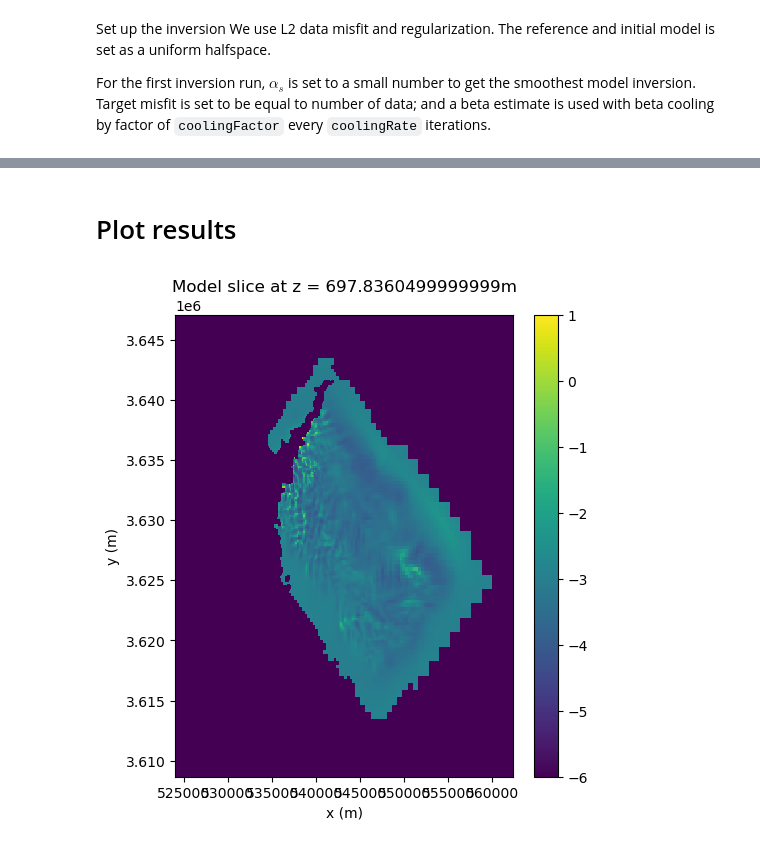
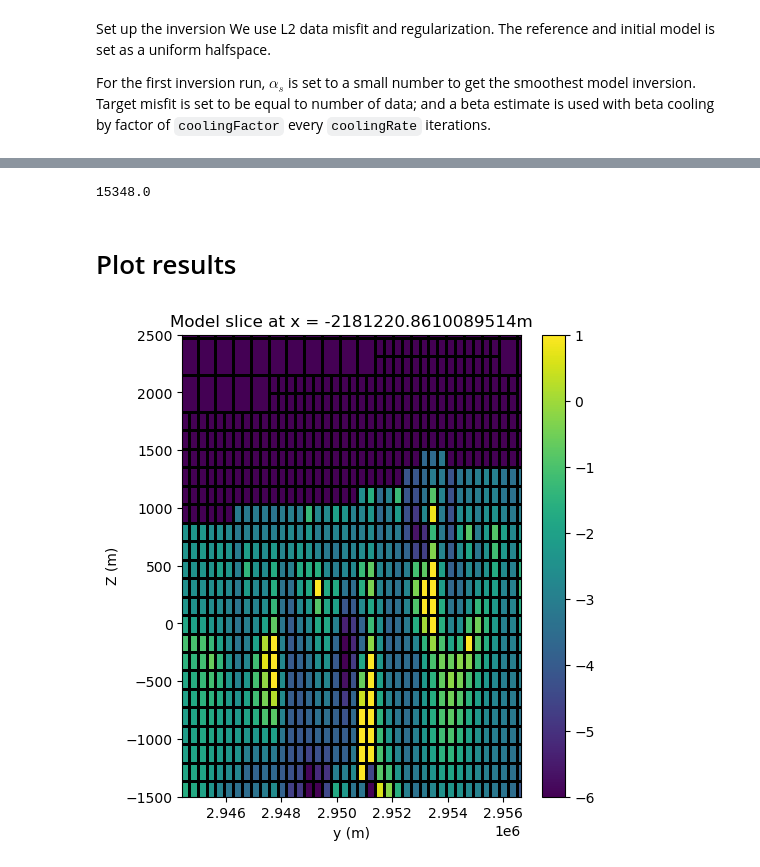
Before and after one commit to pokarparth/ztem_simpeg, a Jupyter notebook: notebooks/ztem_true_deci.ipynb, the cells around one changed output, grey strips where cells are left out. Saved outputs shown, nothing was run; the diff lists cells and outputs as text; code cells hidden in the pictures.

Commit message:
updated field example notebook.

```diff
--- a/notebooks/ztem_true_deci.ipynb
+++ b/notebooks/ztem_true_deci.ipynb
@@ -30,7 +32,7 @@ The data array can then be used to create SimPEG `survey` and `data` objects.
 Note that the data here is decimated due to computational constraints.
 # %%
 # Load the topo
-dir = "../data/field/"
+dir = "git/ztem_simpeg/data/field/"
 topo = np.loadtxt(dir + "topo.xyz")
 # %%
 # Import data as a list and rearrange the data based on frequencies
@@ -64,0 +58,19 @@ Decimating by 0.11% or every 10th data point
+# %%
+# Define rotation matrix and rotate the data
+theta_1 = np.radians(45)  # Convert angle to radians
+theta_2 = np.radians(45)  # Convert angle to radians
+rotation_matrix_data = np.array([[np.cos(theta_1), - np.sin(theta_1)], [ np.sin(theta_1), np.cos(theta_1)]])
+rotation_matrix_topo = np.array([[np.cos(theta_2), - np.sin(theta_2)], [ np.sin(theta_2), np.cos(theta_2)]])
+
+
+# Apply the rotation matrix to each point
+rotated_xy_data = np.dot(ztem_data[:,:2], rotation_matrix_data.T)
+rotated_xy_topo = np.dot(topo[:,:2], rotation_matrix_topo.T)
+
+# Update the x and y coordinates in the data
+ztem_data[:,0] = rotated_xy_data[:,0]
+ztem_data[:,1] = rotated_xy_data[:,1]
+
+#Update the x and y coordinates in the topo
+topo[:,0] = rotated_xy_topo[:,0]
+topo[:,1] = rotated_xy_topo[:,1]
@@ -165,7 +201,7 @@ mesh
 # Define model
 # %%
 # Define starting conductivity model on the mesh
-sig_back = 1e-3
+sig_back = 5e-3
 sig_air = 1e-6
 #Define active indices below topography
 active_inds = active_from_xyz(mesh, topo_deci, 'N')
@@ -418,41 +450,49 @@ Inversion took 57.14906412760417 minutes
+# %%
+targmis.target
+# %% [output]
+15348.0
 # %% [markdown]
 # Plot results
+# %%
+#Load inversion results
+load_inv = np.load("006-InversionModel-2024-04-10-22-50.npy")
 # %%
-# Plot recovered model
-plot_map = maps.ExpMap(mesh) * actMap
-mopt_rec = plot_map * mopt
+# Plot the model
+plot_map = maps.ExpMap(mesh)*actMap
+mopt_rec = plot_map*load_inv
 fig = plt.figure(figsize=(12, 6))
+#plot_map = maps.LogMap(mesh)*model
 # Select the axis
 xlim = [np.min(receiver_locations[:,0]), np.max(receiver_locations[:,0])]
 ylim = [np.min(receiver_locations[:,1]), np.max(receiver_locations[:,1])]
-zlim = [-500, np.max(receiver_locations[:,2])]
+zlim = [-1500, 2500]
 
-slice_axis = 'z'  # Change this to 'x', 'y', or 'z' as needed
+slice_axis = 'x'  # Change this to 'x', 'y', or 'z' as needed
 
 # Find index of the mesh where the selected axis is approximately equal to the target value
-plot_ind = np.where(getattr(mesh, f'nodes_{slice_axis}') == closest_value(mesh, z0-650, slice_axis))[0][0]
+plot_ind = np.where(getattr(mesh, f'nodes_{slice_axis}') == closest_value(mesh, x0, slice_axis))[0][0]
 
 ax1 = fig.add_subplot(121)
-out = mesh.plot_slice(np.log10(mopt_rec), normal=slice_axis.upper(), ax=ax1, ind=plot_ind, grid=False,
+out = mesh.plot_slice(np.log10(mopt_rec), normal=slice_axis.upper(), ax=ax1, ind=plot_ind, grid=True,
                        pcolor_opts={"vmin":np.log10(sig_air), "vmax":np.log10(10)})
 cb = plt.colorbar(out[0], orientation="vertical")
 
 ax1.set_title(f"Model slice at {slice_axis} = {getattr(mesh, f'nodes_{slice_axis}')[int(plot_ind)]}m")
 
 if slice_axis == 'y' or slice_axis == 'x':
     ax1.set_ylim(zlim)
     if slice_axis == 'y':
         ax1.set_xlim(xlim)
         ax1.set_xlabel('x (m)')
     else:
         ax1.set_xlim(ylim)
         ax1.set_xlabel('y (m)')
     ax1.set_ylabel('Z (m)')
 else:
-    #ax1.set_ylim(ylim)
-    #ax1.set_xlim(xlim)
+    ax1.set_ylim(ylim)
+    ax1.set_xlim(xlim)
     #plt.plot(receiver_locations[:, 0], receiver_locations[:, 1], 'r.',alpha=0.25)
     ax1.set_xlabel('x (m)')
     ax1.set_ylabel('y (m)')
 # %% [output]
-[figure, old version]
+[figure, new version]
```
Also changed, not shown: parts of 16 cells of this notebook, 13 other files.
